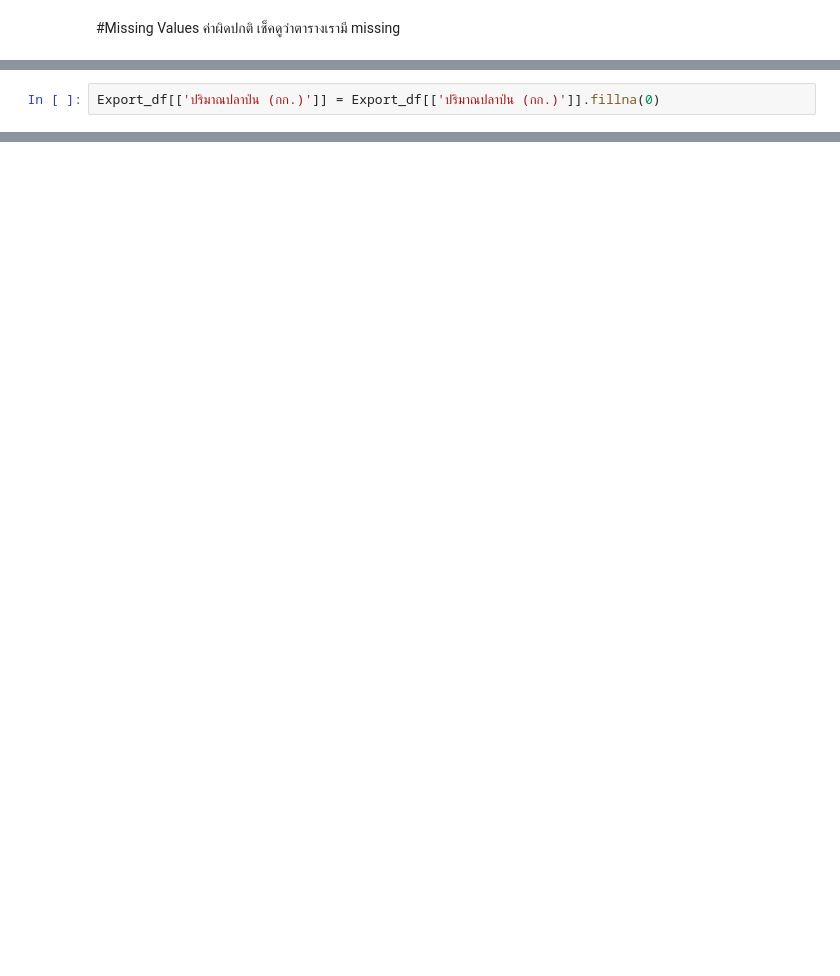
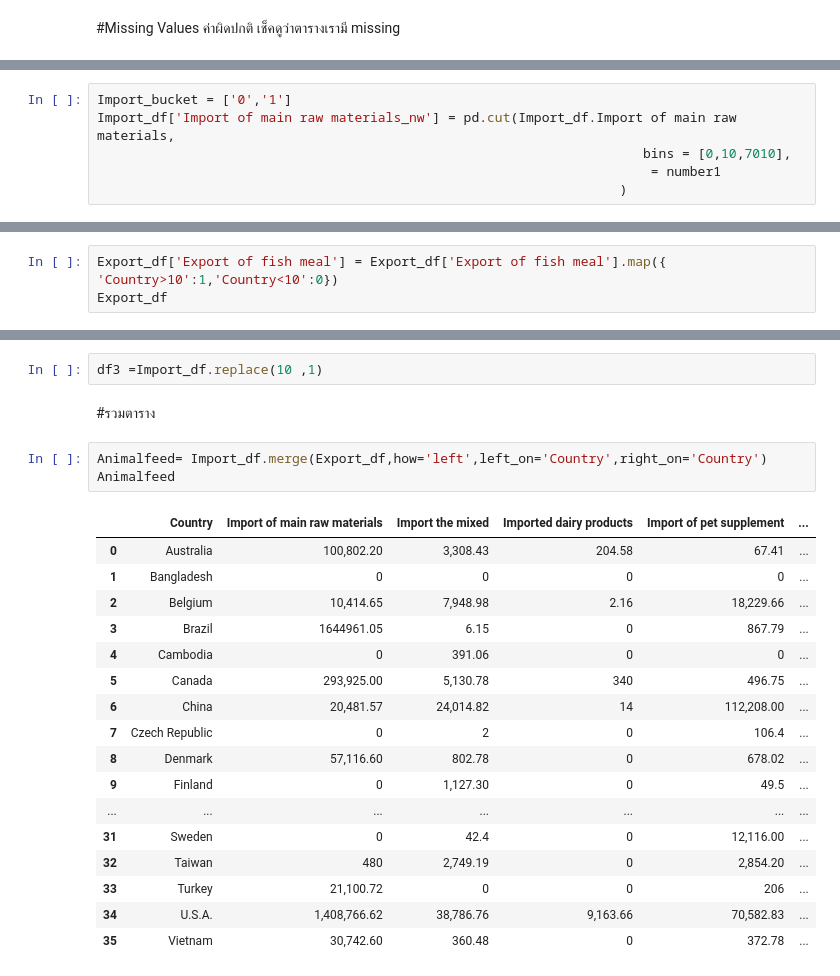
Before and after one commit to waraporn19/KKU_data_mining, a Jupyter notebook: Project.ipynb, the cells around one changed output, grey strips where cells are left out. Cells and saved outputs as stored; diff of their text form; blank space fills up the shorter version.

```diff
--- a/Project.ipynb
+++ b/Project.ipynb
@@ -107,2 +122,0 @@ dtype: bool
-# %%
-Export_df[['ปริมาณปลาป่น (กก.)']] = Export_df[['ปริมาณปลาป่น (กก.)']].fillna(0)
@@ -156,0 +134,6 @@ Export_table_dp
+# %%
+Import_bucket = ['0','1']
+Import_df['Import of main raw materials_nw'] = pd.cut(Import_df.Import of main raw materials,
+                                                                      bins = [0,10,7010],
+                                                                       = number1
+                                                                   )
@@ -156,0 +162,3 @@ Export_table_dp
+# %%
+Export_df['Export of fish meal'] = Export_df['Export of fish meal'].map({ 'Country>10':1,'Country<10':0})
+Export_df
@@ -156,0 +209,25 @@ Export_table_dp
+# %%
+df3 =Import_df.replace(10 ,1)
+# %% [markdown]
+#รวมตาราง
+# %%
+Animalfeed= Import_df.merge(Export_df,how='left',left_on='Country',right_on='Country')
+Animalfeed
+# %% [output]
+|  | Country | Import of main raw materials | Import the mixed | Imported dairy products | Import of pet supplement | ... |
+| 0 | Australia | 100,802.20 | 3,308.43 | 204.58 | 67.41 | ... |
+| 1 | Bangladesh | 0 | 0 | 0 | 0 | ... |
+| 2 | Belgium | 10,414.65 | 7,948.98 | 2.16 | 18,229.66 | ... |
+| 3 | Brazil | 1644961.05 | 6.15 | 0 | 867.79 | ... |
+| 4 | Cambodia | 0 | 391.06 | 0 | 0 | ... |
+| 5 | Canada | 293,925.00 | 5,130.78 | 340 | 496.75 | ... |
+| 6 | China | 20,481.57 | 24,014.82 | 14 | 112,208.00 | ... |
+| 7 | Czech Republic | 0 | 2 | 0 | 106.4 | ... |
+| 8 | Denmark | 57,116.60 | 802.78 | 0 | 678.02 | ... |
+| 9 | Finland | 0 | 1,127.30 | 0 | 49.5 | ... |
+| ... | ... | ... | ... | ... | ... | ... |
+| 31 | Sweden | 0 | 42.4 | 0 | 12,116.00 | ... |
+| 32 | Taiwan | 480 | 2,749.19 | 0 | 2,854.20 | ... |
+| 33 | Turkey | 21,100.72 | 0 | 0 | 206 | ... |
+| 34 | U.S.A. | 1,408,766.62 | 38,786.76 | 9,163.66 | 70,582.83 | ... |
+| 35 | Vietnam | 30,742.60 | 360.48 | 0 | 372.78 | ... |
```
Also changed, not shown: parts of 36 cells of this notebook.
